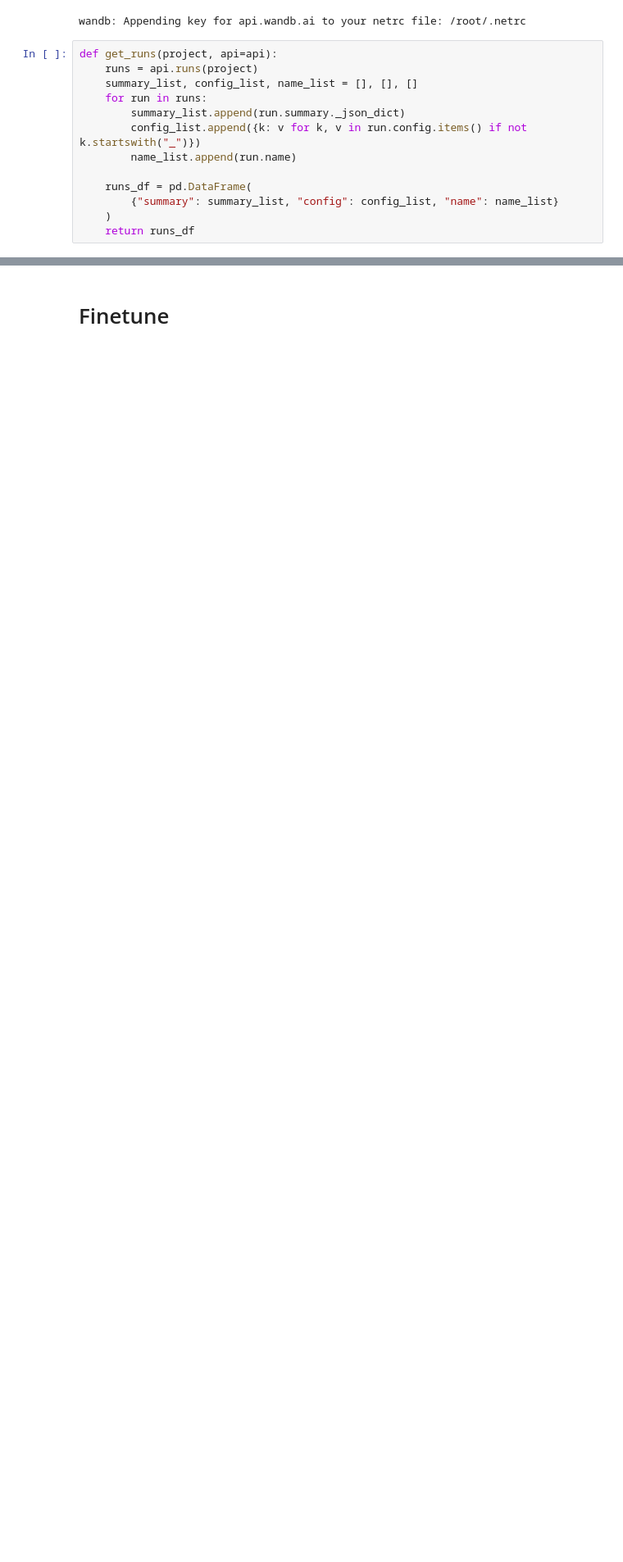
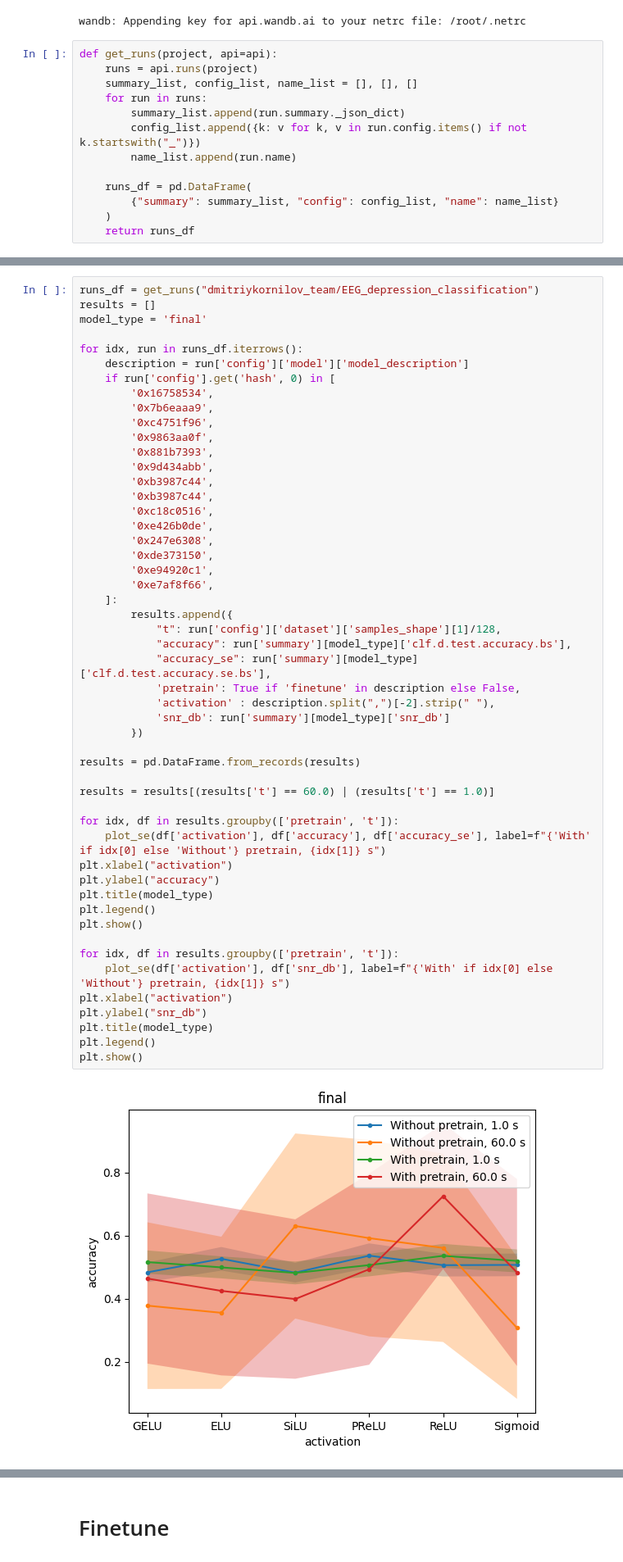
Before and after one commit to dwemer8/Depression_classification_from_EEG, a Jupyter notebook: results_analysis.ipynb, the cells around one changed output, grey strips where cells are left out. Shown at 82% size. Cells and saved outputs as stored; diff of their text form; blank space fills up the shorter version.

```diff
--- a/results_analysis.ipynb
+++ b/results_analysis.ipynb
@@ -29,0 +81,53 @@ def plot_se(x, y, y_se, label=None):
+# %%
+runs_df = get_runs("dmitriykornilov_team/EEG_depression_classification")
+results = []
+model_type = 'final'
+
+for idx, run in runs_df.iterrows():
+    description = run['config']['model']['model_description']
+    if run['config'].get('hash', 0) in [
+        '0x16758534',
+        '0x7b6eaaa9',
+        '0xc4751f96',
+        '0x9863aa0f',
+        '0x881b7393',
+        '0x9d434abb',
+        '0xb3987c44',
+        '0xb3987c44',
+        '0xc18c0516',
+        '0xe426b0de',
+        '0x247e6308',
+        '0xde373150',
+        '0xe94920c1',
+        '0xe7af8f66',
+    ]:
+        results.append({
+            "t": run['config']['dataset']['samples_shape'][1]/128,
+            "accuracy": run['summary'][model_type]['clf.d.test.accuracy.bs'],
+            "accuracy_se": run['summary'][model_type]['clf.d.test.accuracy.se.bs'],
+            'pretrain': True if 'finetune' in description else False,
+            'activation' : description.split(",")[-2].strip(" "),
+            'snr_db': run['summary'][model_type]['snr_db']
+        })
+
+results = pd.DataFrame.from_records(results)
+
+results = results[(results['t'] == 60.0) | (results['t'] == 1.0)]
+
+for idx, df in results.groupby(['pretrain', 't']):
+    plot_se(df['activation'], df['accuracy'], df['accuracy_se'], label=f"{'With' if idx[0] else 'Without'} pretrain, {idx[1]} s")
+plt.xlabel("activation")
+plt.ylabel("accuracy")
+plt.title(model_type)
+plt.legend()
+plt.show()
+
+for idx, df in results.groupby(['pretrain', 't']):
+    plot_se(df['activation'], df['snr_db'], label=f"{'With' if idx[0] else 'Without'} pretrain, {idx[1]} s")
+plt.xlabel("activation")
+plt.ylabel("snr_db")
+plt.title(model_type)
+plt.legend()
+plt.show()
+# %% [output]
+[figure, added]
```
Also changed, not shown: parts of 16 cells of this notebook, 6 other files.
